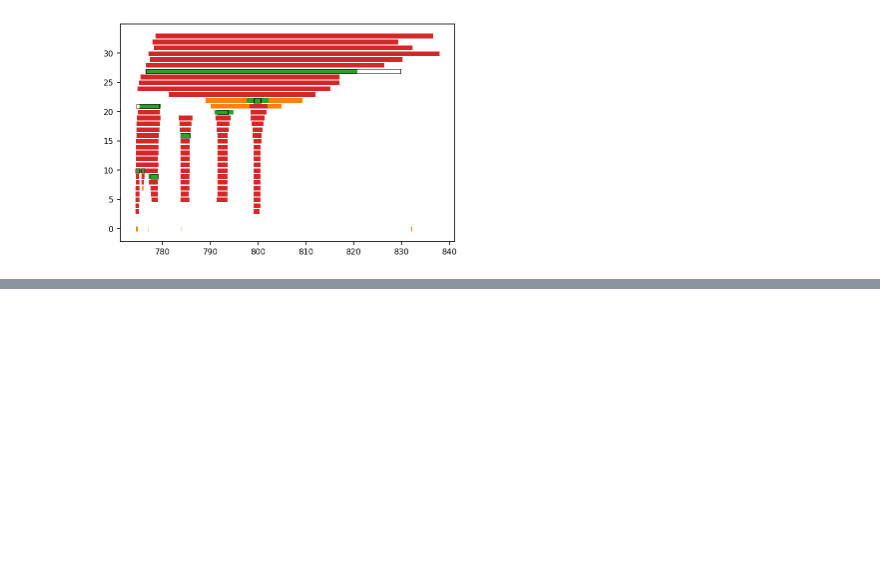
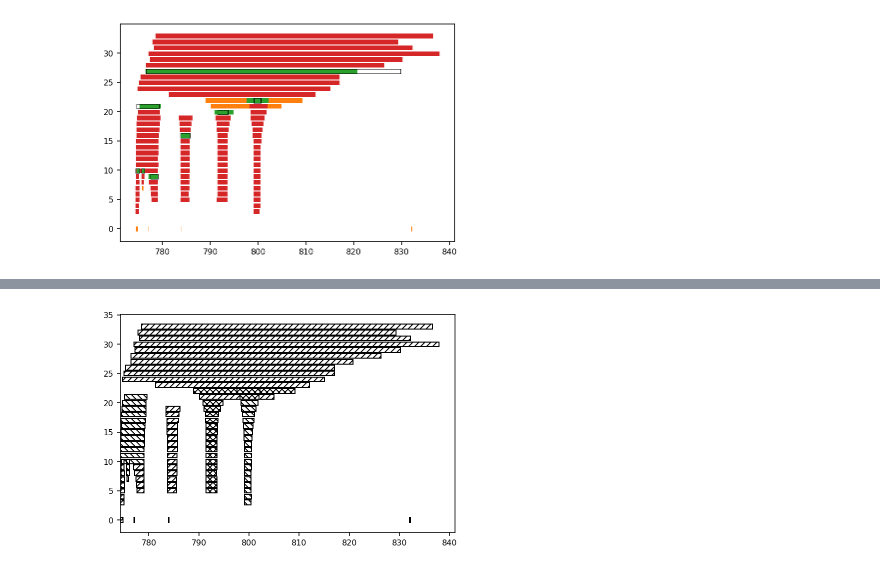
Before and after one commit to szarma/Physio_Ca, a Jupyter notebook: docs/event_distillery_demo.ipynb, the cells around one changed output, grey strips where cells are left out. Drawn from its saved outputs; the diff is of its cells as text; code cells hidden in the pictures; blank space fills up the shorter version.

```diff
--- a/docs/event_distillery_demo.ipynb
+++ b/docs/event_distillery_demo.ipynb
@@ -222,0 +218,4 @@ fig.savefig("figures/evdist_tmp.pdf")
+# %%
+def draw_event(row, ax, **kwargs):
+#     color = kwargs.get("color", row["color"])
+    ax.barh(row.its, row.halfwidth, left=row.t0, align="center",color=row["color"],**kwargs)
@@ -254,0 +340,19 @@ myEvents_1.query("t0>750 and tend<840 and its==0")
+# %%
+patterns = ('x', '''\\''',  "/", )
+# %%
+ax = plt.subplot(111)
+# for ir,row in myEvents_1.query("t0>750 and tend<840").copy().sort_values("halfwidth", ascending=False).iterrows():
+#     row["color"] = colsceme[row.status]
+#     islets.EventDistillery.draw_event(row,ax)
+#     break
+# ddf = myEvents_dist.query("t0>750 and tend<840")
+# for ir,row in ddf.copy().iterrows():
+#     row["color"] = "k"
+#     islets.EventDistillery.draw_event(row,ax,edge=True)
+# plt.barh(ddf.its, ddf.halfwidth, left=ddf.t0, align="center", height=.8)
+it = 0
+for t0, ddf_t0 in myEvents_1.query("t0>750 and tend<840").groupby("attractor"):
+    draw_event(ddf_t0, ax, color="none", hatch=patterns[it%len(patterns)]*4, edgecolor="k")
+    it += 1
+# %% [output]
+[figure, added]
```
Also changed, not shown: parts of 15 cells of this notebook, 2 other files.
